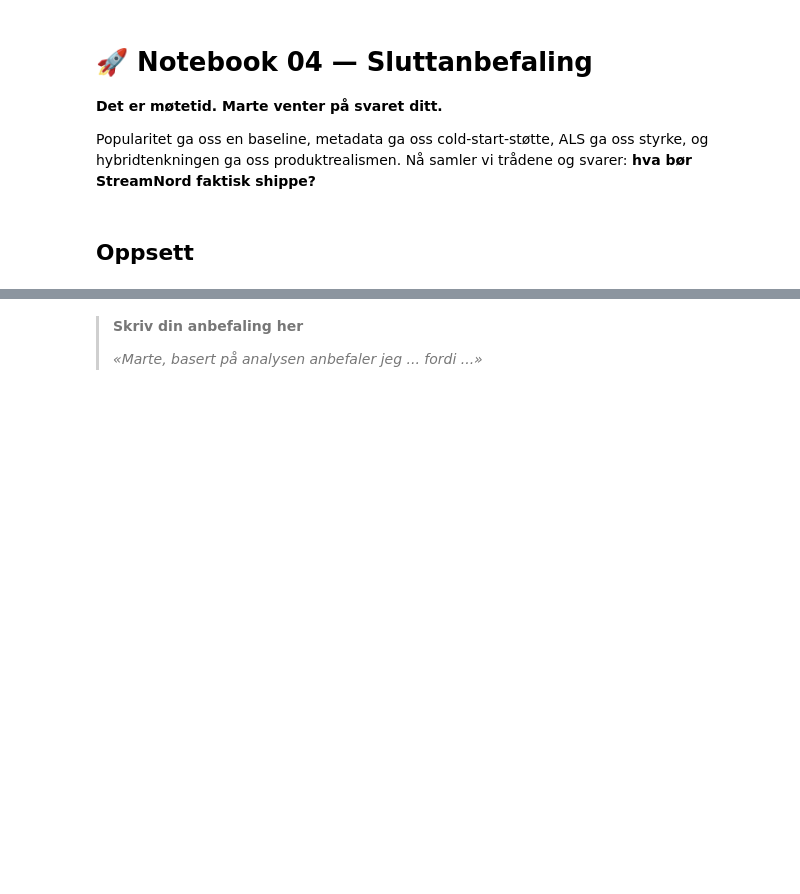
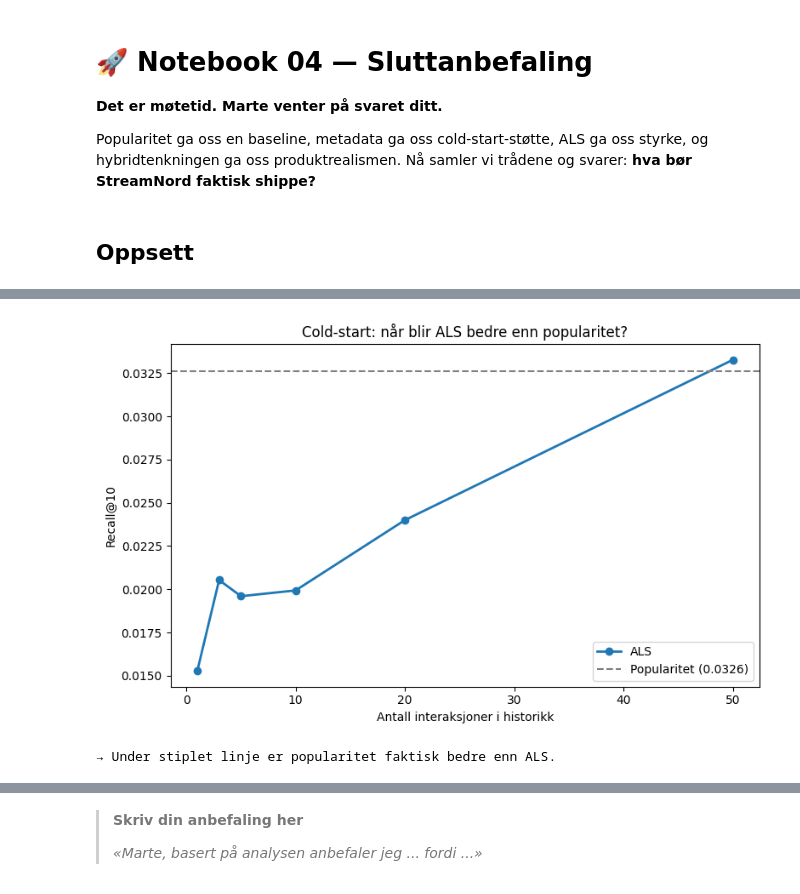
Before and after one commit to kmahic/recommender-systems-ws, a Jupyter notebook: notebooks/04_ship_decision.ipynb, the cells around one changed output, grey strips where cells are left out. Cells and saved outputs as stored; diff of their text form; code cells hidden in the pictures; blank space fills up the shorter version.

```diff
--- a/notebooks/04_ship_decision.ipynb
+++ b/notebooks/04_ship_decision.ipynb
@@ -71,6 +73,7 @@ for name, recs in models.items():
         f'map@{K}': map_at_k(recs, test_items, K),
         f'coverage@{K}': coverage(recs, n_items, K),
         f'novelty@{K}': novelty(recs, item_pop, K),
+        f'ILS@{K}': intra_list_similarity(recs, genre_matrix, K),
     }
 
 leaderboard = pd.DataFrame(results).T.sort_values(f'ndcg@{K}', ascending=False)
@@ -77,0 +121,17 @@ print(leaderboard.to_string(float_format=lambda value: f'{value:.4f}'))
+# %%
+# Popularitetsbaseline for sammenligning
+pop_recall = recall_at_k(pop.recommend(user_ids, train_matrix, K), test_items, K)
+
+fig, ax = plt.subplots(figsize=(8, 5))
+ax.plot(cold_start_df['history_size'], cold_start_df[f'recall@{K}'], 'o-', linewidth=2, label='ALS')
+ax.axhline(y=pop_recall, color='gray', linestyle='--', label=f'Popularitet ({pop_recall:.4f})')
+ax.set_xlabel('Antall interaksjoner i historikk')
+ax.set_ylabel(f'Recall@{K}')
+ax.set_title('Cold-start: når blir ALS bedre enn popularitet?')
+ax.legend()
+plt.tight_layout()
+plt.show()
+print('→ Under stiplet linje er popularitet faktisk bedre enn ALS.')
+# %% [output]
+[figure, added]
+→ Under stiplet linje er popularitet faktisk bedre enn ALS.
```
Also changed, not shown: parts of 32 cells of this notebook, 14 other files.
